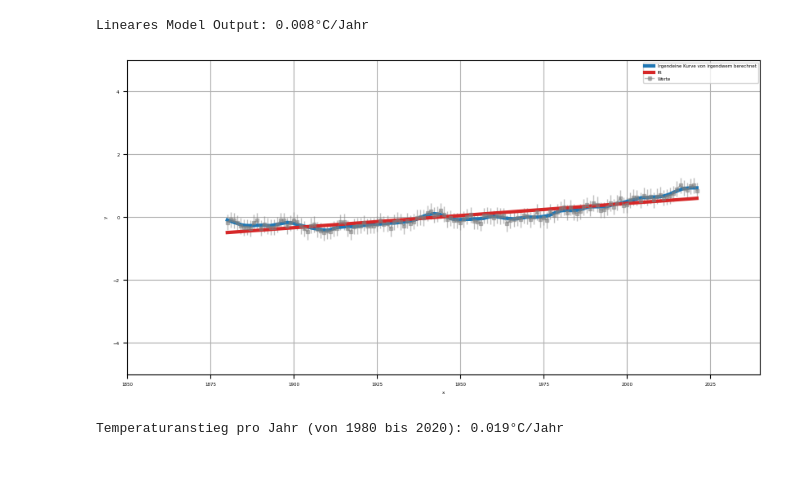
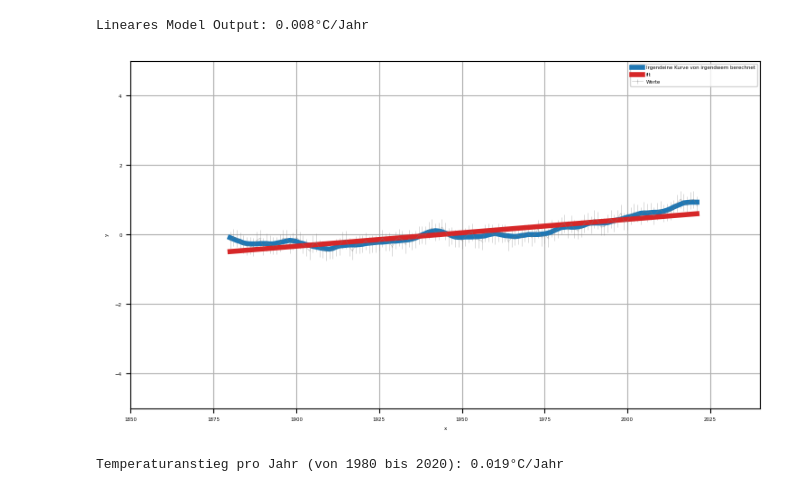
Before and after one commit to Kisleif/mtbook, a Jupyter notebook: _sources/content/0_Praktikum.ipynb, the cells around one changed output. Drawn from its saved outputs; the diff is of its cells as text; code cells hidden in the pictures.

```diff
--- a/_sources/content/0_Praktikum.ipynb
+++ b/_sources/content/0_Praktikum.ipynb
@@ -107,37 +114,37 @@ import seaborn as sns
 import time
 
 # MatplotLib Settings:
 plt.style.use('default') # Matplotlib Style wählen
 fig = plt.figure(figsize=(9,5)) # Plot-Größe
 plt.rcParams['font.size'] = 4; # Schriftgröße
 
 link = 'data/graph.csv' # Beispieldatei mit Klimadaten
 global_mean = pd.read_csv(link, header = 1) # Daten einlesen
 global_mean["uncertainty"] = 0.25 #Messunsicherheiten abschätzen, hier 0.25K Temperaturgenauigkeit angenommen
 
 # Lineare Regression berechnen:
 x=global_mean.loc[global_mean["Year"] >= 1880,"Year"]
 y=global_mean.loc[global_mean["Year"] >= 1880,"No_Smoothing"]
 y_err = global_mean.loc[global_mean["Year"] >= 1880,"uncertainty"]
 model = np.polyfit(x, y, deg=1, w=1/y_err, cov=True) # 1. Wert = Anstieg , 2. Wert = Schnittpunkt mit y-Achse
 y_model = model[0][0]*x+model[0][1] # Modell einer linearen Regression
 
 # print(global_mean) # Eingelesene Daten ausgeben
-plt.errorbar(global_mean["Year"],global_mean["No_Smoothing"], yerr=global_mean["uncertainty"], ls="-", lw=1, marker="s", ms=3, color="tab:gray", alpha=0.5, label="Werte");
-plt.plot(global_mean["Year"],global_mean["Lowess(5)"], lw=3,  color="tab:blue", label="Irgendeine Kurve von irgendwem berechnet");
-plt.plot(x,y_model, ls="-", lw=3, color="tab:red", label=f"fit");
+plt.errorbar(global_mean["Year"],global_mean["No_Smoothing"], yerr=global_mean["uncertainty"], ls="-", lw=0.4, marker="s", ms=0.1, color="tab:gray", alpha=0.5, label="Werte");
+plt.plot(global_mean["Year"],global_mean["Lowess(5)"], lw=4,  color="tab:blue", label="Irgendeine Kurve von irgendwem berechnet");
+plt.plot(x,y_model, ls="-", lw=4, color="tab:red", label=f"fit");
 plt.xlabel('x')
 plt.ylabel('y')
 plt.xlim([1850,2040])
 plt.ylim([-5,5])
 plt.legend();
 plt.grid();
 
 # Temperaturanstieg ausgeben:
 print(f"Lineares Model Output: {model[0][0]:.3f}°C/Jahr")
 # %% [output]
 Lineares Model Output: 0.008°C/Jahr
-[figure, old version]
+[figure, new version]
 # %%
 from myst_nb import glue
 
```
Also changed, not shown: parts of 2 cells of this notebook, 5 other files.
